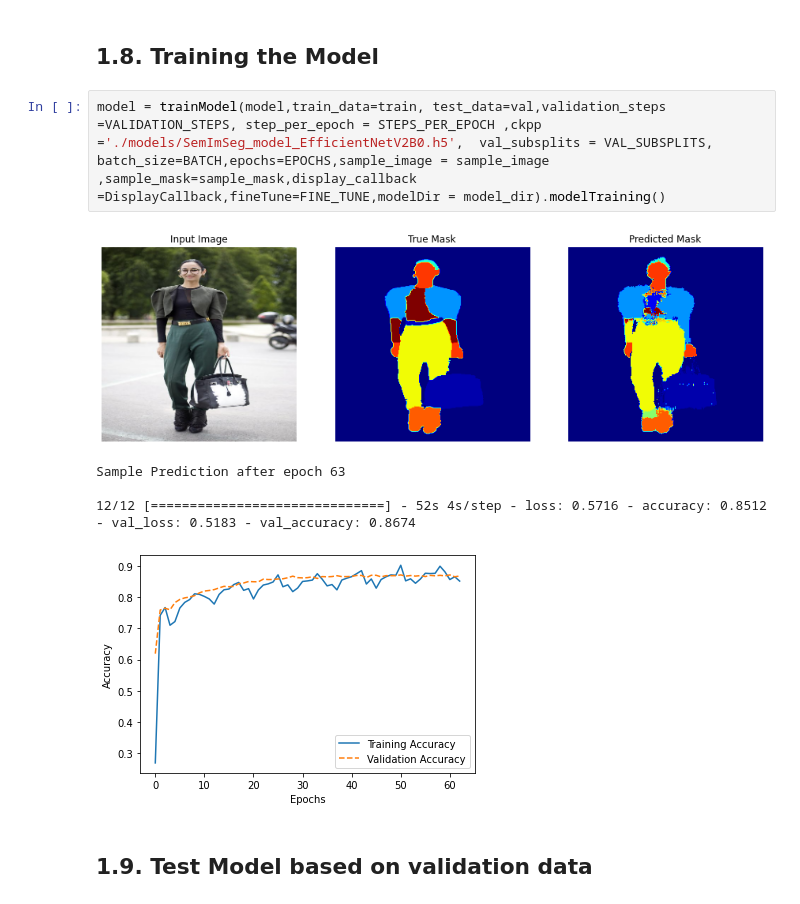
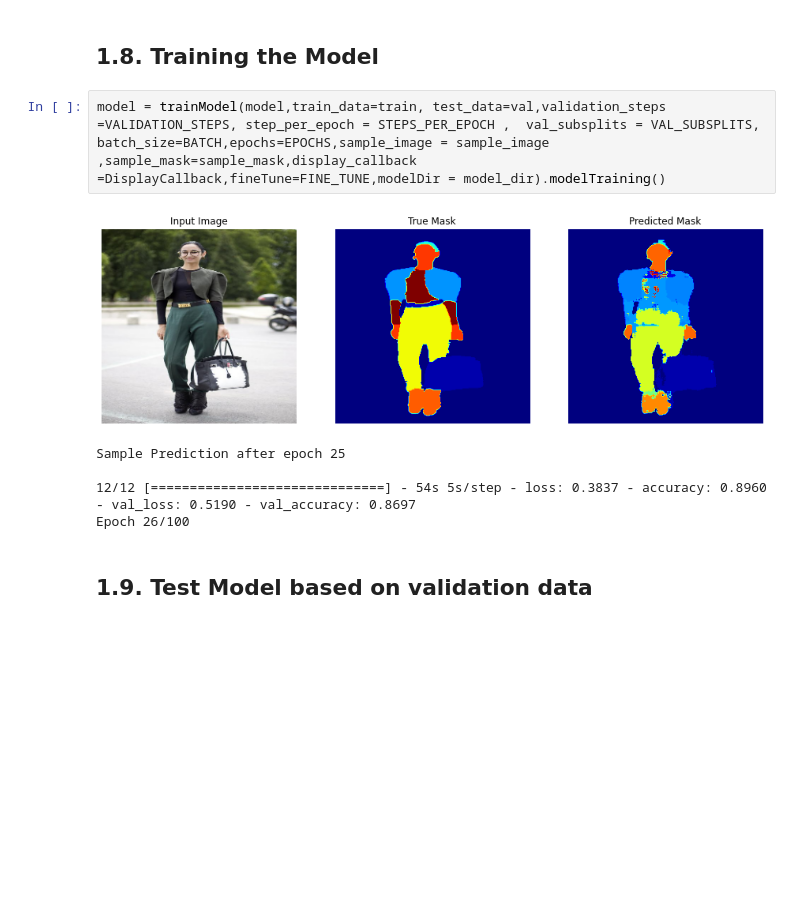
Before and after one commit to amirgholipour/Semantic-Image-Segmentation, a Jupyter notebook: 02_Semantic_Image_Segmentation.ipynb, the cells around one changed output. Cells and saved outputs as stored; diff of their text form; blank space fills up the shorter version.

```diff
--- a/02_Semantic_Image_Segmentation.ipynb
+++ b/02_Semantic_Image_Segmentation.ipynb
@@ -112,13 +112,13 @@ ________________________________________________________________________________
 # %% [markdown]
 ## 1.8.  Training the Model
 # %%
-model = trainModel(model,train_data=train, test_data=val,validation_steps =VALIDATION_STEPS, step_per_epoch = STEPS_PER_EPOCH ,ckpp ='./models/SemImSeg_model_EfficientNetV2B0.h5',  val_subsplits = VAL_SUBSPLITS, batch_size=BATCH,epochs=EPOCHS,sample_image = sample_image ,sample_mask=sample_mask,display_callback =DisplayCallback,fineTune=FINE_TUNE,modelDir = model_dir).modelTraining()
+model = trainModel(model,train_data=train, test_data=val,validation_steps =VALIDATION_STEPS, step_per_epoch = STEPS_PER_EPOCH ,  val_subsplits = VAL_SUBSPLITS, batch_size=BATCH,epochs=EPOCHS,sample_image = sample_image ,sample_mask=sample_mask,display_callback =DisplayCallback,fineTune=FINE_TUNE,modelDir = model_dir).modelTraining()
 # %% [output]
-[figure, old version]
+[figure, new version]
-Sample Prediction after epoch 63
+Sample Prediction after epoch 25
 
-12/12 [==============================] - 52s 4s/step - loss: 0.5716 - accuracy: 0.8512 - val_loss: 0.5183 - val_accuracy: 0.8674
+12/12 [==============================] - 54s 5s/step - loss: 0.3837 - accuracy: 0.8960 - val_loss: 0.5190 - val_accuracy: 0.8697
+Epoch 26/100
-[figure, removed]
 # %% [markdown]
 ## 1.9.  Test Model based on validation data
 # %%
```
Also changed, not shown: parts of 6 cells of this notebook, 22 other files.
